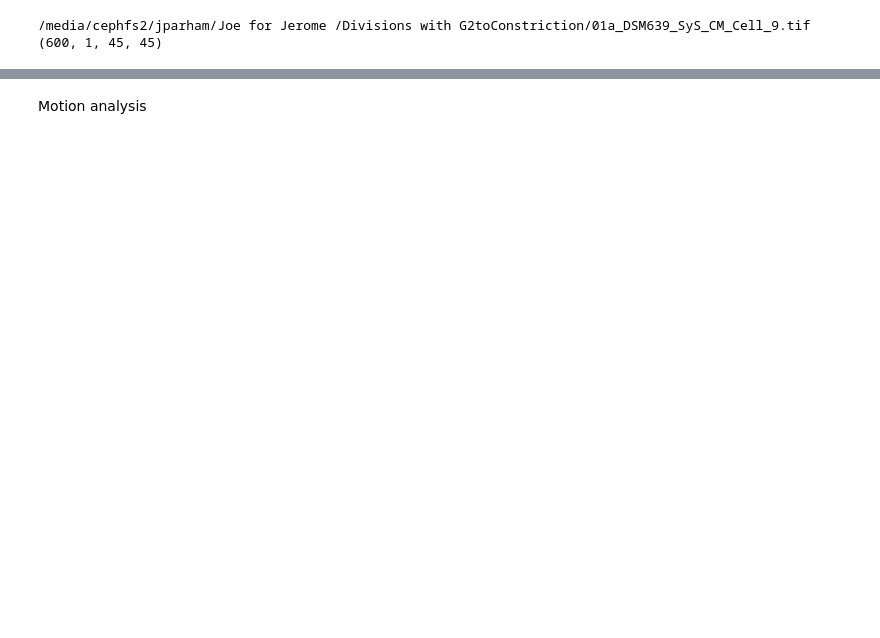
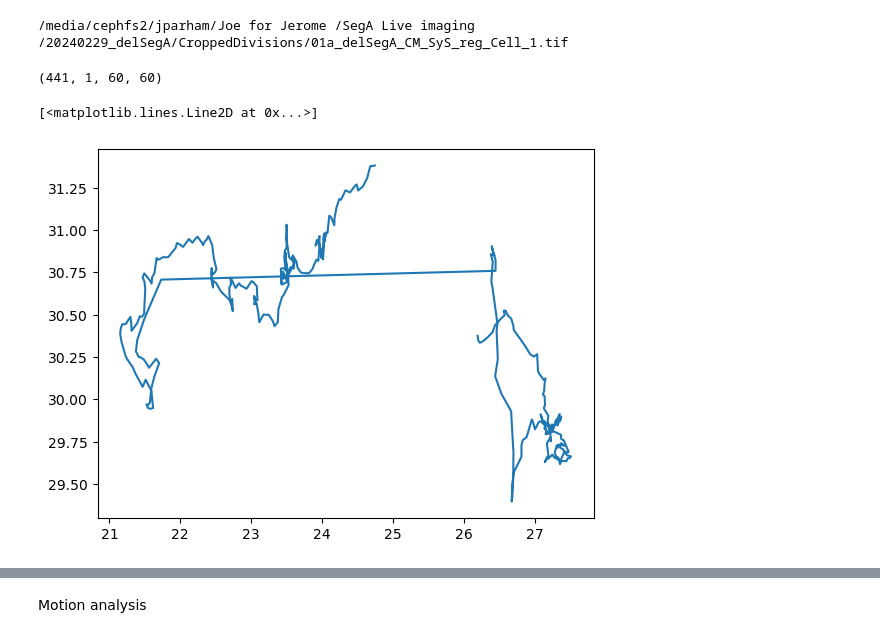
Before and after one commit to jboulanger/dna-movement-sufolobus, a Jupyter notebook: Test.ipynb, the cells around one changed output, grey strips where cells are left out. Drawn from its saved outputs; the diff is of its cells as text; code cells hidden in the pictures; blank space fills up the shorter version.

```diff
--- a/Test.ipynb
+++ b/Test.ipynb
@@ -4,28 +4,31 @@
 # %%
 from pathlib import Path
 import tifffile
 import motionquant as mq
 import pandas as pd
 import numpy as np
 import matplotlib.pyplot as plt
 # list files from the src folder
 src = Path('/media/cephfs2/jparham/Joe for Jerome /')
 filelist = pd.read_csv('filelist.csv')
 #src = Path('/media/cephfs2/jparham/For Jerome/Divisions with G2toConstriction/')
 dst = Path('./')
 
 # filelist = pd.DataFrame.from_records(
 #     [{'path':f,'name':f.stem} for f in src.glob('[!.]*.tif')]
 # )
 # filelist.head()
 
-filename = filelist['path'].iloc[57]
+filename = filelist['path'].iloc[10]
 print(filename)
 img = tifffile.imread(filename)
 pimg = mq.preprocess(img, 100)
 #mask, position = mq.segment_and_track(pimg)
 cell_mask, cell_trj = mq.segment_and_track_cell(pimg)
 print(cell_mask.shape)
+plt.plot(cell_trj['centroid-1'],cell_trj['centroid-0'])
 # %% [output]
-/media/cephfs2/jparham/Joe for Jerome /Divisions with G2toConstriction/01a_DSM639_SyS_CM_Cell_9.tif
-(600, 1, 45, 45)
+/media/cephfs2/jparham/Joe for Jerome /SegA Live imaging /20240229_delSegA/CroppedDivisions/01a_delSegA_CM_SyS_reg_Cell_1.tif
+(441, 1, 60, 60)
+[<matplotlib.lines.Line2D at 0x...>]
+[figure, added]
```
Also changed, not shown: parts of 22 cells of this notebook, 4 other files.
